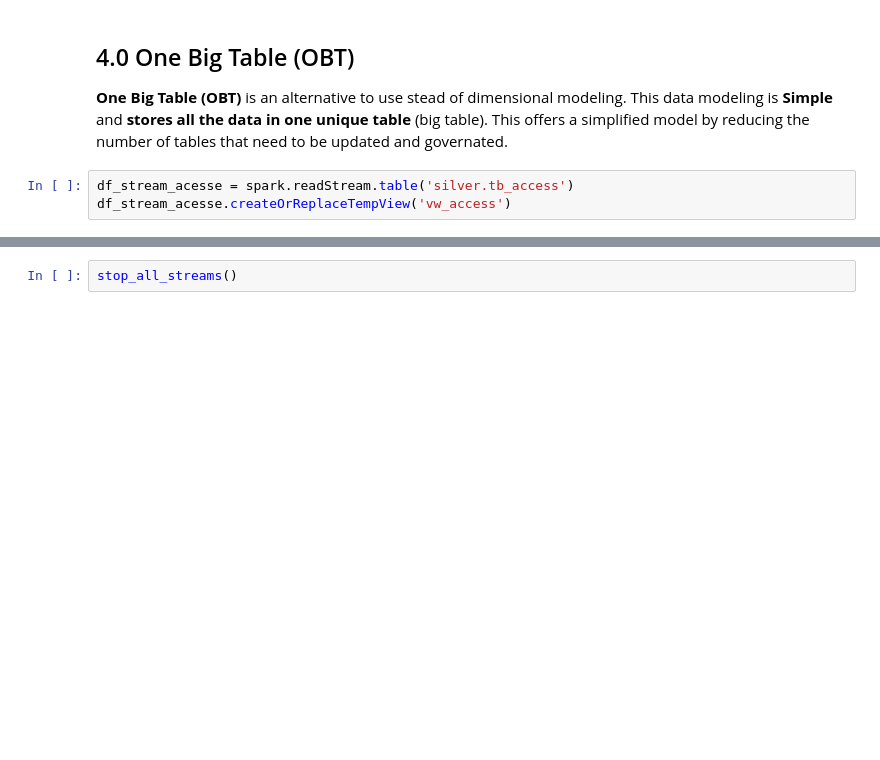
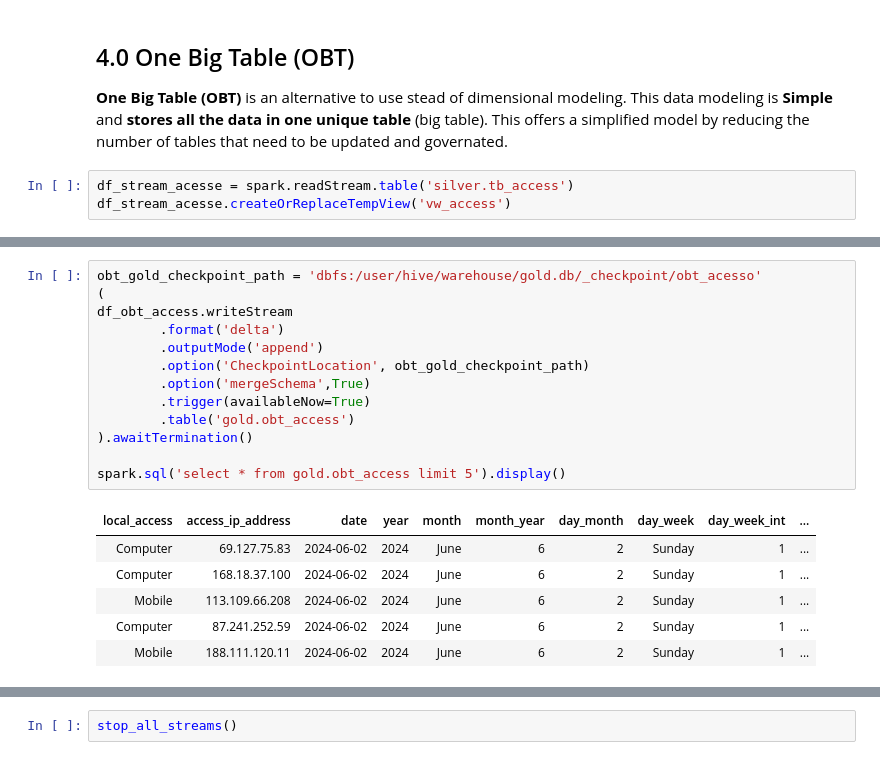
Before and after one commit to jmcabreira/DataPipeline-DataBricks, a Jupyter notebook: Load_Gold_Zone.ipynb, the cells around one changed output, grey strips where cells are left out. Drawn from its saved outputs; the diff is of its cells as text; blank space fills up the shorter version.

```diff
--- a/Load_Gold_Zone.ipynb
+++ b/Load_Gold_Zone.ipynb
@@ -517,0 +573,20 @@ df_stream_acesse.createOrReplaceTempView('vw_access')
+# %%
+obt_gold_checkpoint_path = 'dbfs:/user/hive/warehouse/gold.db/_checkpoint/obt_acesso'
+(
+df_obt_access.writeStream
+        .format('delta')
+        .outputMode('append')
+        .option('CheckpointLocation', obt_gold_checkpoint_path)
+        .option('mergeSchema',True)
+        .trigger(availableNow=True)
+        .table('gold.obt_access')
+).awaitTermination()
+
+spark.sql('select * from gold.obt_access limit 5').display()
+# %% [output]
+| local_access | access_ip_address | date | year | month | month_year | day_month | day_week | day_week_int | ... |
+| Computer | 69.127.75.83 | 2024-06-02 | 2024 | June | 6 | 2 | Sunday | 1 | ... |
+| Computer | 168.18.37.100 | 2024-06-02 | 2024 | June | 6 | 2 | Sunday | 1 | ... |
+| Mobile | 113.109.66.208 | 2024-06-02 | 2024 | June | 6 | 2 | Sunday | 1 | ... |
+| Computer | 87.241.252.59 | 2024-06-02 | 2024 | June | 6 | 2 | Sunday | 1 | ... |
+| Mobile | 188.111.120.11 | 2024-06-02 | 2024 | June | 6 | 2 | Sunday | 1 | ... |
```
Also changed, not shown: parts of 12 cells of this notebook.
